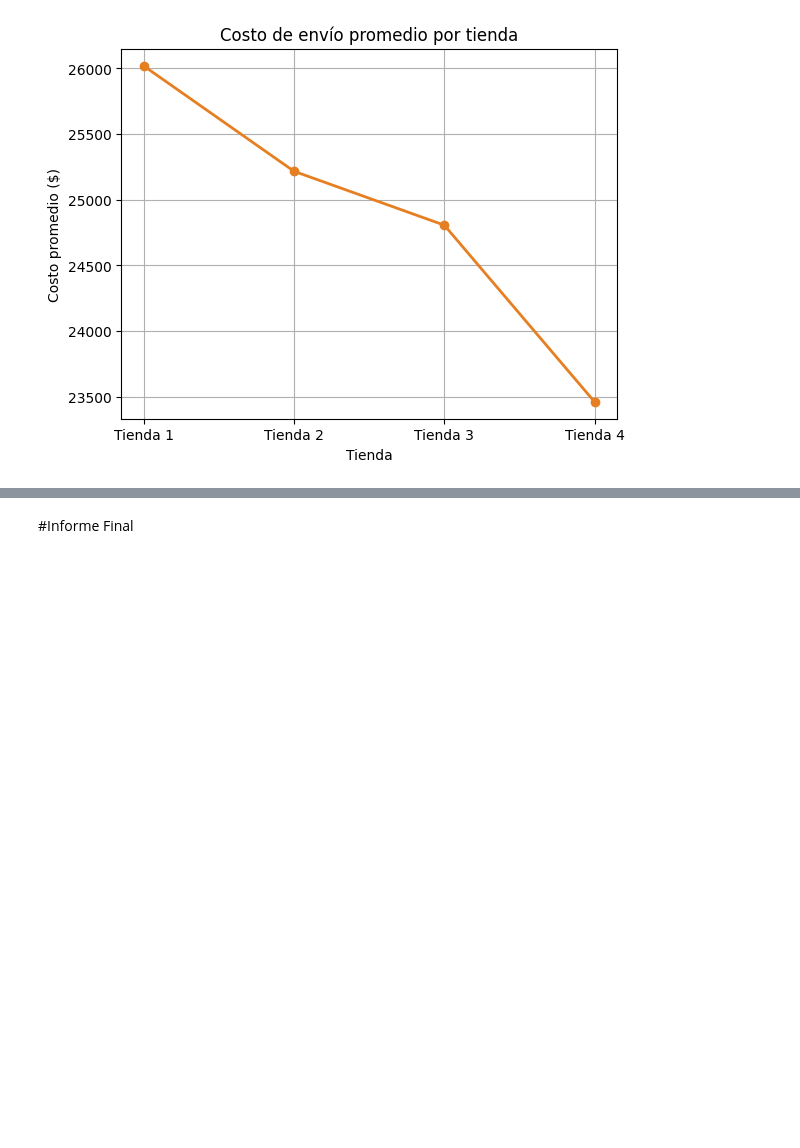
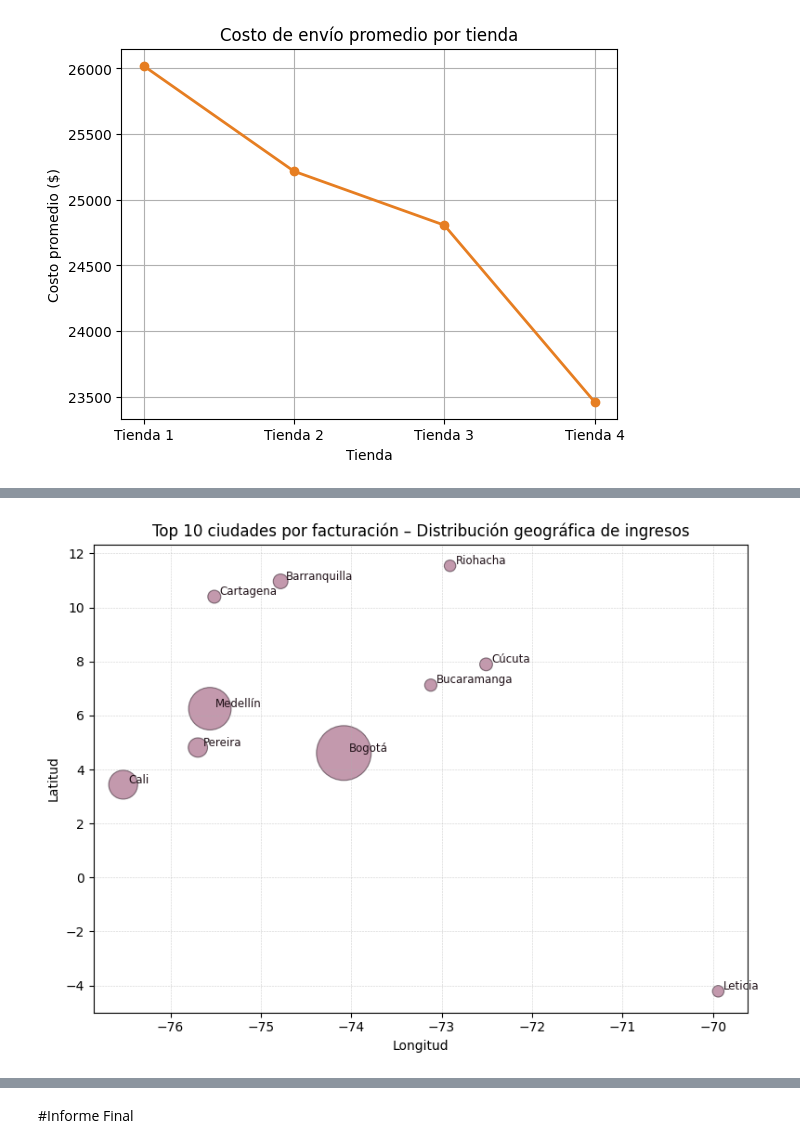
Before and after one commit to Linth84/alura-store-challenge, a Jupyter notebook: AluraStoreLatamChallenge.ipynb, the cells around one changed output, grey strips where cells are left out. Cells and saved outputs as stored; diff of their text form; code cells hidden in the pictures; blank space fills up the shorter version.

```diff
--- a/AluraStoreLatamChallenge.ipynb
+++ b/AluraStoreLatamChallenge.ipynb
@@ -452,3 +477,36 @@ plt.show()
+# %%
+import matplotlib.pyplot as plt
+import numpy as np
+
+plot_df = (
+    df_geo[df_geo['Lugar de Compra'].isin(top10_ciudades)]
+    .groupby('Lugar de Compra', as_index=False)
+    .agg(Precio=('Precio','sum'),
+         lat=('lat','median'),
+         lon=('lon','median'))
+)
+
+s = (plot_df['Precio'] / plot_df['Precio'].max()) * 1800
+s = np.maximum(s, 80)
+
+fig, ax = plt.subplots(figsize=(8, 6))
+ax.scatter(
+    plot_df['lon'], plot_df['lat'],
+    s=s, alpha=0.55,
+    color='#92456A', edgecolors='#2b1a25', linewidths=0.8
+)
+
+for _, r in plot_df.iterrows():
+    ax.text(r['lon'] + 0.06, r['lat'] + 0.06, r['Lugar de Compra'], fontsize=8.5, color='#1e0f16')
+
+ax.set_title('Top 10 ciudades por facturación – Distribución geográfica de ingresos')
+ax.set_xlabel('Longitud')
+ax.set_ylabel('Latitud')
+ax.grid(True, linestyle='--', linewidth=0.4, alpha=0.6)
+plt.tight_layout()
+plt.show()
+# %% [output]
+[figure, added]
 # %% [markdown]
 ### Interpretación del análisis geográfico
 
```
Also changed, not shown: parts of 6 cells of this notebook.
